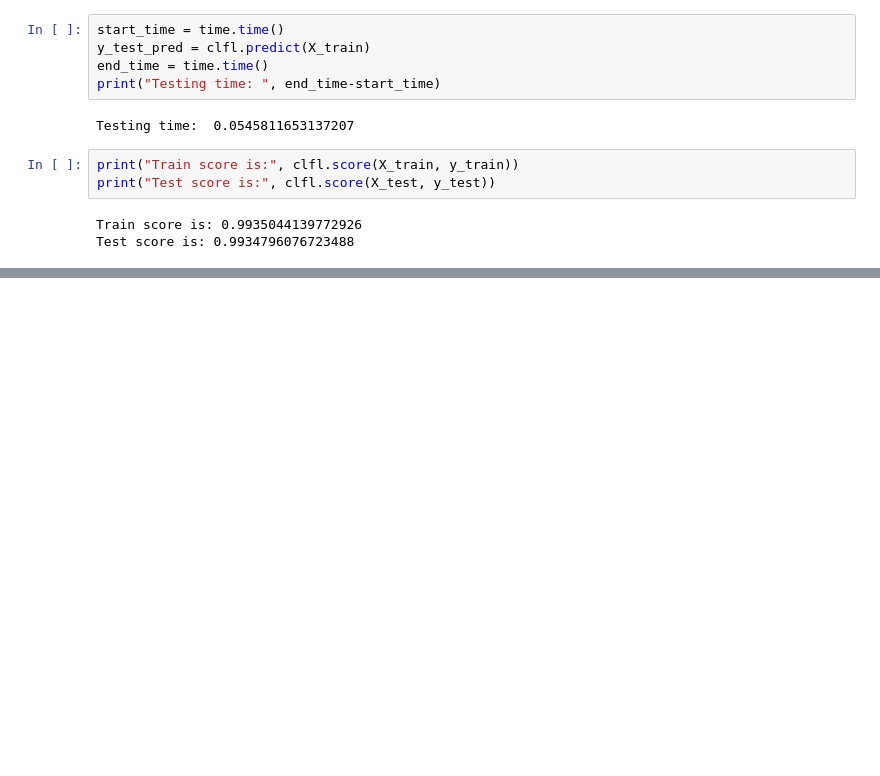
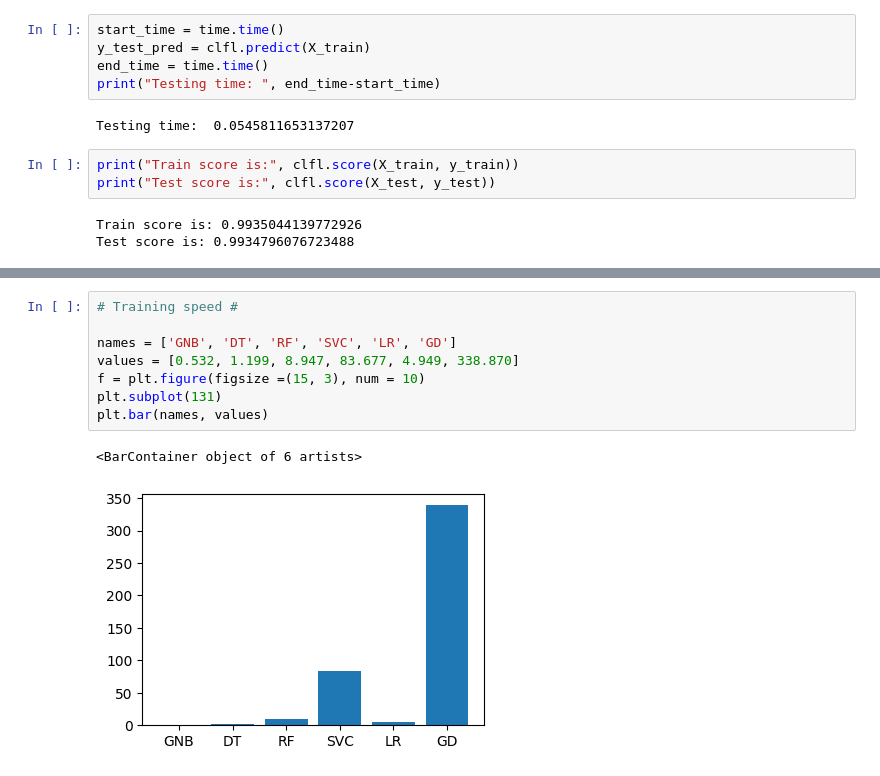
Before and after one commit to ChrisMikhail/Thor-IDS, a Jupyter notebook: main.ipynb, the cells around one changed output, grey strips where cells are left out. Drawn from its saved outputs; the diff is of its cells as text; blank space fills up the shorter version.

```diff
--- a/main.ipynb
+++ b/main.ipynb
@@ -504,0 +536,11 @@ print("Test score is:", clfg.score(X_test, y_test))
+# %%
+# Training speed #
+
+names = ['GNB', 'DT', 'RF', 'SVC', 'LR', 'GD']
+values = [0.532, 1.199, 8.947, 83.677, 4.949, 338.870]
+f = plt.figure(figsize =(15, 3), num = 10)
+plt.subplot(131)
+plt.bar(names, values)
+# %% [output]
+<BarContainer object of 6 artists>
+[figure, added]
```
Also changed, not shown: parts of 8 cells of this notebook.
